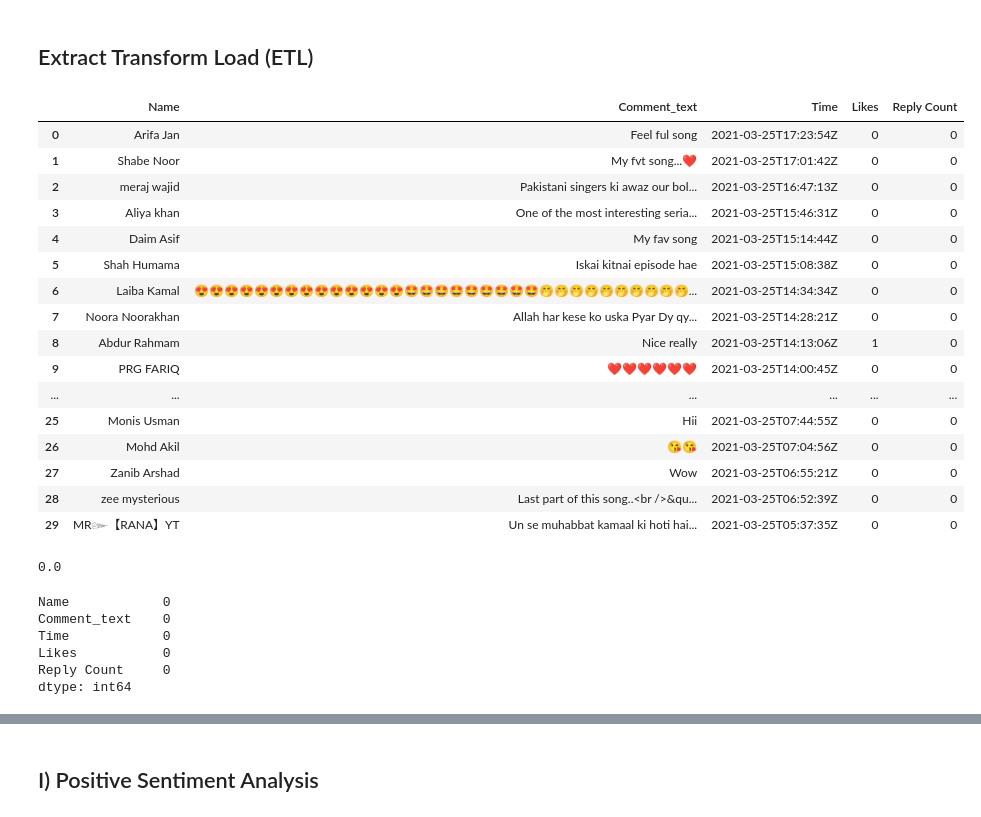
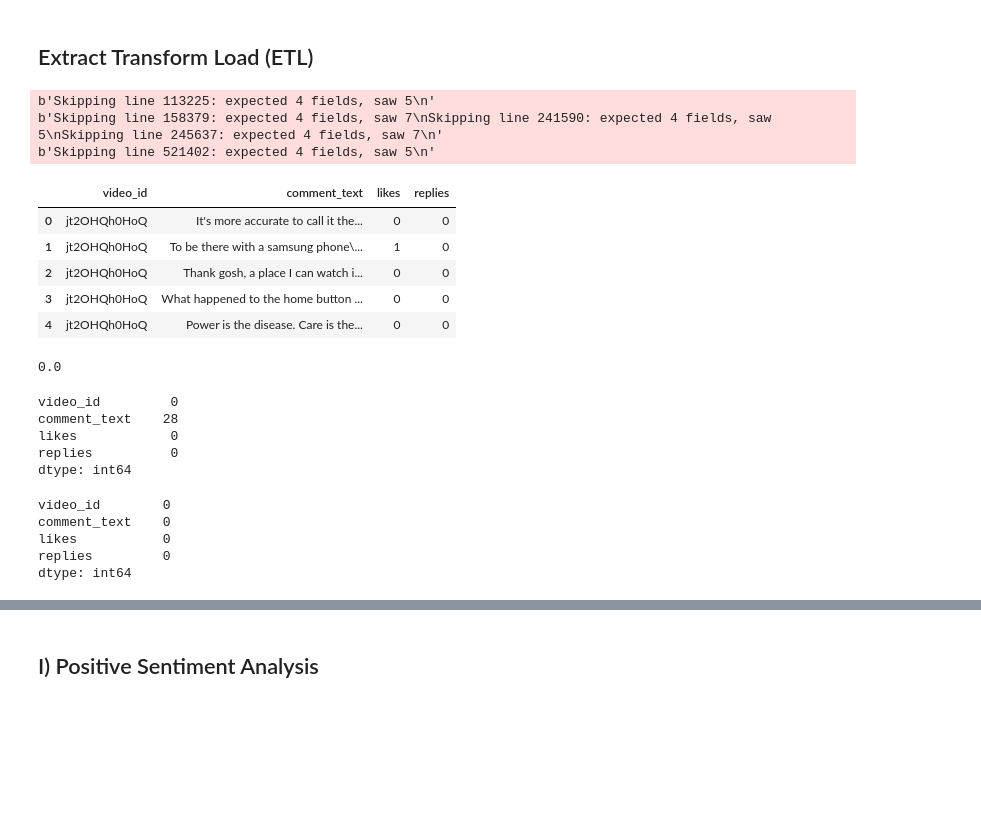
Before and after one commit to RasheedAhmad1/Data-Analysis, a Jupyter notebook: Project #1. Text Data Analysis/Sentimnt Analysis/sentiment_analysis.ipynb, the cells around one changed output, grey strips where cells are left out. Cells and saved outputs as stored; diff of their text form; code cells hidden in the pictures; blank space fills up the shorter version.

```diff
--- a/Project #1. Text Data Analysis/Sentimnt Analysis/sentiment_analysis.ipynb
+++ b/Project #1. Text Data Analysis/Sentimnt Analysis/sentiment_analysis.ipynb
@@ -9,27 +9,20 @@ import seaborn as sns
 # %% [markdown]
 ## Extract Transform Load (ETL)
 # %%
-data = pd.read_csv('Fitoor_OST_comments.csv', error_bad_lines=False)
+data = pd.read_csv('GBcomments.csv', error_bad_lines=False)
+# %% [output]
+b'Skipping line 113225: expected 4 fields, saw 5\n'
+b'Skipping line 158379: expected 4 fields, saw 7\nSkipping line 241590: expected 4 fields, saw 5\nSkipping line 245637: expected 4 fields, saw 7\n'
+b'Skipping line 521402: expected 4 fields, saw 5\n'
 # %%
-data.head(30)
+data.head()
 # %% [output]
-|  | Name | Comment_text | Time | Likes | Reply Count |
-| 0 | Arifa Jan | Feel ful song | 2021-03-25T17:23:54Z | 0 | 0 |
-| 1 | Shabe Noor | My fvt song...❤️ | 2021-03-25T17:01:42Z | 0 | 0 |
-| 2 | meraj wajid | Pakistani singers ki awaz our bol... | 2021-03-25T16:47:13Z | 0 | 0 |
-| 3 | Aliya khan | One of the most interesting seria... | 2021-03-25T15:46:31Z | 0 | 0 |
-| 4 | Daim Asif | My fav song | 2021-03-25T15:14:44Z | 0 | 0 |
-| 5 | Shah Humama | Iskai kitnai episode hae | 2021-03-25T15:08:38Z | 0 | 0 |
-| 6 | Laiba Kamal | 😍😍😍😍😍😍😍😍😍😍😍😍😍😍🤩🤩🤩🤩🤩🤩🤩🤩🤩🤭🤭🤭🤭🤭🤭🤭🤭🤭🤭... | 2021-03-25T14:34:34Z | 0 | 0 |
-| 7 | Noora Noorakhan | Allah har kese ko uska Pyar Dy qy... | 2021-03-25T14:28:21Z | 0 | 0 |
-| 8 | Abdur Rahmam | Nice really | 2021-03-25T14:13:06Z | 1 | 0 |
-| 9 | PRG FARIQ | ❤❤❤❤❤❤ | 2021-03-25T14:00:45Z | 0 | 0 |
-| ... | ... | ... | ... | ... | ... |
-| 25 | Monis Usman | Hii | 2021-03-25T07:44:55Z | 0 | 0 |
-| 26 | Mohd Akil | 😘😘 | 2021-03-25T07:04:56Z | 0 | 0 |
-| 27 | Zanib Arshad | Wow | 2021-03-25T06:55:21Z | 0 | 0 |
-| 28 | zee mysterious | Last part of this song..<br />&qu... | 2021-03-25T06:52:39Z | 0 | 0 |
-| 29 | MR๛【RANA】YT | Un se muhabbat kamaal ki hoti hai... | 2021-03-25T05:37:35Z | 0 | 0 |
+|  | video_id | comment_text | likes | replies |
+| 0 | jt2OHQh0HoQ | It's more accurate to call it the... | 0 | 0 |
+| 1 | jt2OHQh0HoQ | To be there with a samsung phone\... | 1 | 0 |
+| 2 | jt2OHQh0HoQ | Thank gosh, a place I can watch i... | 0 | 0 |
+| 3 | jt2OHQh0HoQ | What happened to the home button ... | 0 | 0 |
+| 4 | jt2OHQh0HoQ | Power is the disease. Care is the... | 0 | 0 |
 # %%
 # Install 'textblob' library for sentiment analysis
 # !pip install textblob
@@ -46,11 +39,10 @@ TextBlob('Thank gosh, a place I can watch it without hav...	').sentiment.polarit
 # Checking the data for empty values
 data.isna().sum()
 # %% [output]
-Name            0
-Comment_text    0
-Time            0
-Likes           0
-Reply Count     0
+video_id         0
+comment_text    28
+likes            0
+replies          0
 dtype: int64
 # %%
 # Drop the empty values if any
@@ -58,6 +50,12 @@ dtype: int64
 # %%
 # And check the result
-# data.isna().sum()
+data.isna().sum()
+# %% [output]
+video_id        0
+comment_text    0
+likes           0
+replies         0
+dtype: int64
 # %%
 # Find the polarity of the 'Comment_text' column
 polarity_data = []
```
Also changed, not shown: parts of 9 cells of this notebook, 9 other files.
